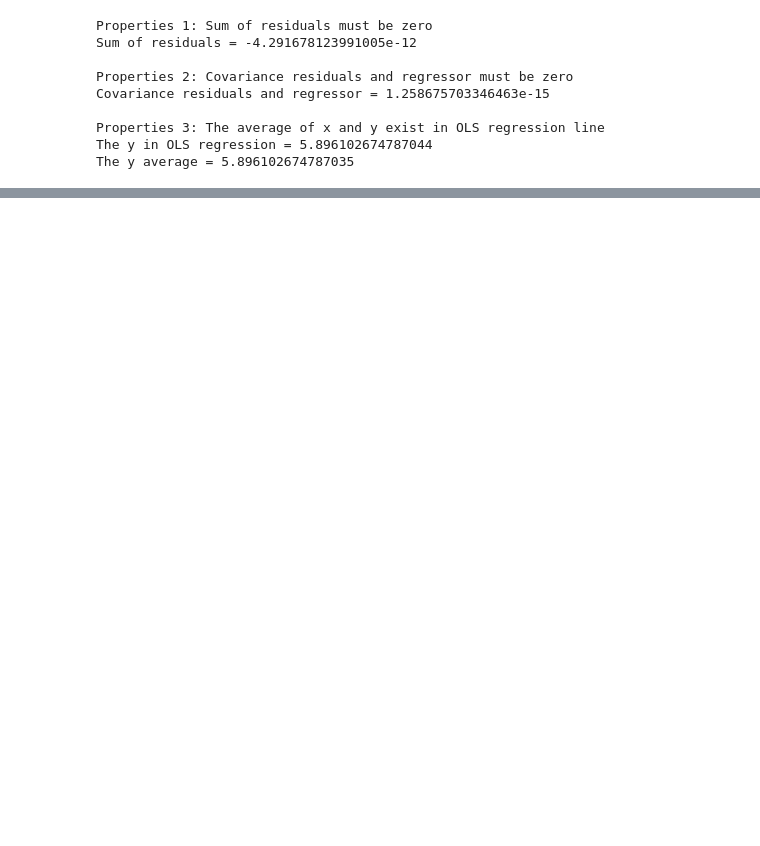
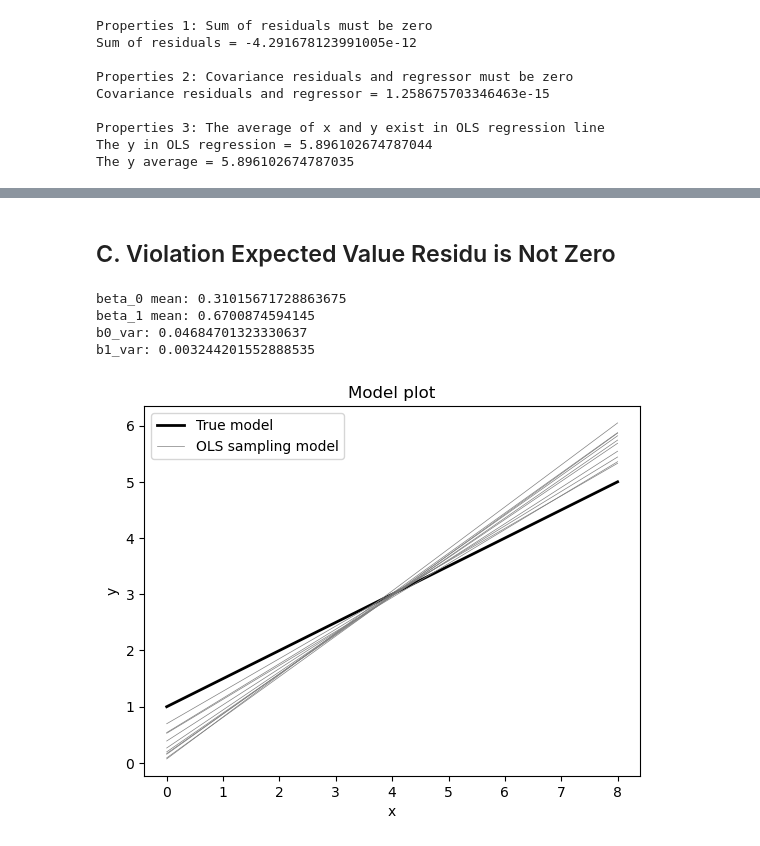
Before and after one commit to bahategar/Preparation, a Jupyter notebook: Econometrics/2-SimpleRegressionModel.ipynb, the cells around one changed output, grey strips where cells are left out. Cells and saved outputs as stored; diff of their text form; code cells hidden in the pictures; blank space fills up the shorter version.

```diff
--- a/Econometrics/2-SimpleRegressionModel.ipynb
+++ b/Econometrics/2-SimpleRegressionModel.ipynb
@@ -376,0 +650,64 @@ dtype: float64
+# %% [markdown]
+## C. Violation Expected Value Residu is Not Zero
+# %%
+# Set the seed
+np.random.seed(1234567)
+
+# Set sample size and number of simulations:
+n = 1000
+r = 10
+
+# Set true parameters (beta and std of residu)
+beta0 = 1
+beta1 = 0.5
+std_residu = 2 # Assumption model the std residu must be constant (homoscedasticity).
+
+# Initialize b0 and b1 to store results later
+b0 = np.empty(r)
+b1 = np.empty(r)
+
+# Generate sample dataset
+for i in range(r):
+    x = stats.norm.rvs(4, 1, size=n)
+    u_mean = np.array((x - 4) / 5)
+    residu = stats.norm.rvs(u_mean, std_residu, size=n)
+    # The expected value of residu is not zero
+    y = beta0 + beta1 * x + residu # Generate true y (actual values); Assumption model follow simple linear model.
+    df = pd.DataFrame({'y': y, 'x': x})
+
+    # Estimate parameters by OLS
+    model = smf.ols(formula='y ~ x', data=df).fit()
+    b0[i] = model.params.iloc[0]
+    b1[i] = model.params.iloc[1]
+
+b0_mean = np.mean(b0)
+b1_mean = np.mean(b1)
+b0_var = np.var(b0, ddof=1)
+b1_var = np.var(b1, ddof=1)
+
+print(f"beta_0 mean: {b0_mean}")
+print(f"beta_1 mean: {b1_mean}")
+print(f'b0_var: {b0_var}')
+print(f'b1_var: {b1_var}')
+
+# Plot result and model
+x_range = np.linspace(0, 8, num=100)
+plt.title("Model plot")
+plt.plot(x_range, beta0 + beta1 * x_range,
+         color='black', linestyle='-',
+         linewidth=2, label='True Model')
+# Plot regression lines no. 1 to 10
+for i in range(0, 10):
+    plt.plot(x_range, b0[i] + b1[i] * x_range, color='grey',
+             linestyle='-', linewidth=0.5)
+
+plt.xlabel("x")
+plt.ylabel("y")
+plt.legend(labels=('True model', 'OLS sampling model'))
+plt.show()
+# %% [output]
+beta_0 mean: 0.31015671728863675
+beta_1 mean: 0.6700874594145
+b0_var: 0.04684701323330637
+b1_var: 0.003244201552888535
+[figure, added]
```
Also changed, not shown: parts of 40 cells of this notebook, 1 other file.
